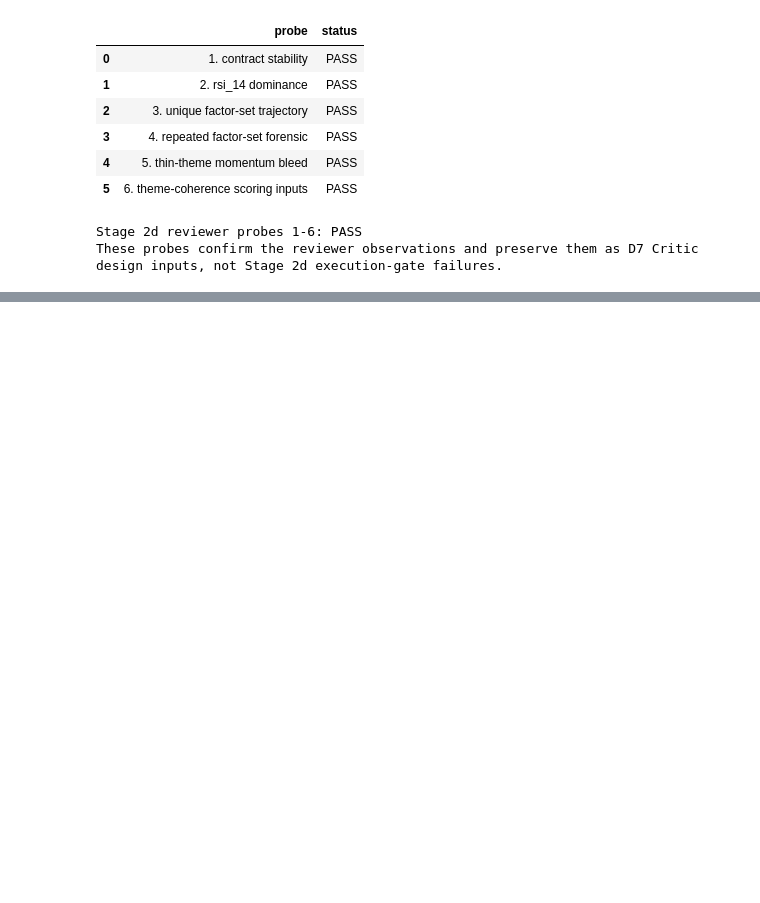
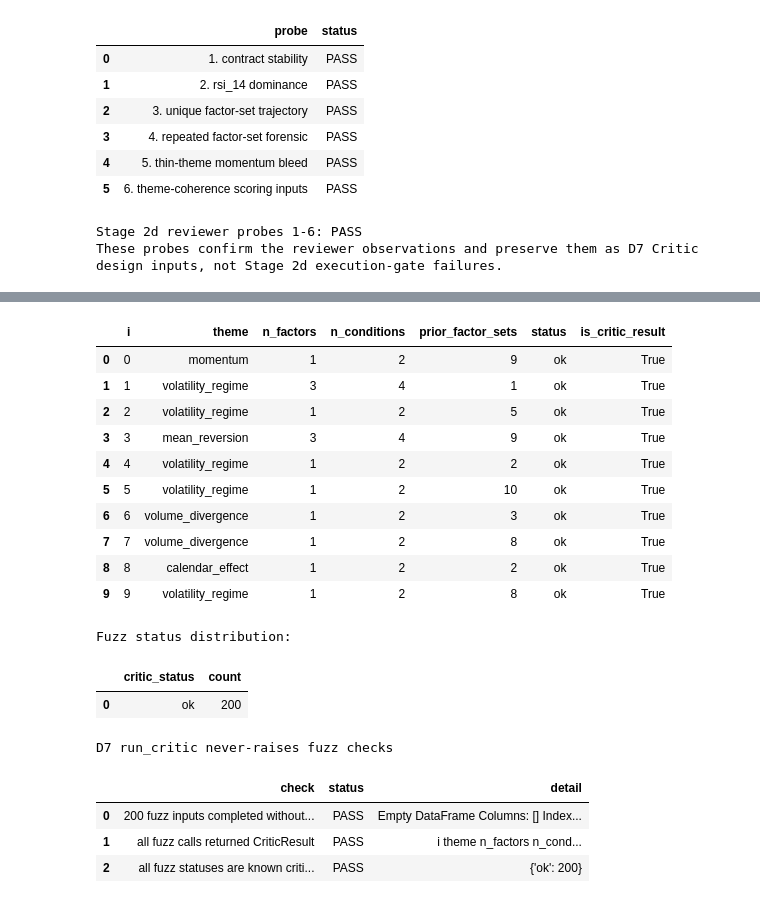
Before and after one commit to charlieyang1557/btc-alpha-pipeline, a Jupyter notebook: docs/test notebooks/phase2B deliverable test.ipynb, the cells around one changed output, grey strips where cells are left out. Cells and saved outputs as stored; diff of their text form; code cells hidden in the pictures; blank space fills up the shorter version.

```diff
--- a/docs/test notebooks/phase2B deliverable test.ipynb
+++ b/docs/test notebooks/phase2B deliverable test.ipynb
@@ -4447,0 +5295,70 @@ These probes confirm the reviewer observations and preserve them as D7 Critic de
+# %%
+import random
+
+fuzz_rng = random.Random(42)
+fuzz_backend = StubD7bBackend()
+fuzz_themes = list(THEMES)[:5]
+fuzz_results = []
+fuzz_errors = []
+
+for i in range(200):
+    try:
+        n_factors = fuzz_rng.randint(1, min(4, len(D7_ALL_FACTORS)))
+        factors = fuzz_rng.sample(list(D7_ALL_FACTORS), n_factors)
+        n_entry_conditions = fuzz_rng.randint(1, min(4, n_factors))
+        entry_conditions = [
+            {"factor": f, "op": fuzz_rng.choice(["<", "<=", ">", ">=", "=="]), "value": float(fuzz_rng.randint(1, 100000))}
+            for f in factors[:n_entry_conditions]
+        ]
+        exit_conditions = [{"factor": factors[0], "op": fuzz_rng.choice(["<", "<=", ">", ">=", "=="]), "value": float(fuzz_rng.randint(1, 100000))}]
+        dsl = d7_make_dsl(
+            name=f"d7_fuzz_{i}",
+            description="x" * fuzz_rng.randint(1, 300),
+            entry=[{"conditions": entry_conditions}],
+            exit_=[{"conditions": exit_conditions}],
+            max_hold_bars=fuzz_rng.choice([None, fuzz_rng.randint(1, 720)]),
+        )
+        prior_sets = tuple(
+            tuple(sorted(fuzz_rng.sample(list(D7_ALL_FACTORS), fuzz_rng.randint(1, min(3, len(D7_ALL_FACTORS))))))
+            for _ in range(fuzz_rng.randint(0, 10))
+        )
+        ctx = d7_make_ctx(prior_factor_sets=prior_sets, batch_position=fuzz_rng.randint(1, 200))
+        theme = fuzz_rng.choice(fuzz_themes)
+        result = run_critic(dsl, theme, ctx, fuzz_backend)
+        fuzz_results.append({"i": i, "theme": theme, "n_factors": len(extract_factors(dsl)), "n_conditions": count_conditions(dsl), "prior_factor_sets": len(prior_sets), "status": result.critic_status, "is_critic_result": isinstance(result, CriticResult)})
+    except Exception as exc:
+        fuzz_errors.append({"i": i, "error_type": type(exc).__name__, "error": str(exc)})
+
+fuzz_df = pd.DataFrame(fuzz_results)
+fuzz_error_df = pd.DataFrame(fuzz_errors)
+display(fuzz_df.head(10))
+print("Fuzz status distribution:")
+display(fuzz_df["status"].value_counts().rename_axis("critic_status").reset_index(name="count") if len(fuzz_df) else fuzz_error_df)
+
+fuzz_checks = [
+    check_row("200 fuzz inputs completed without exception", len(fuzz_errors) == 0, fuzz_error_df),
+    check_row("all fuzz calls returned CriticResult", len(fuzz_df) == 200 and bool(fuzz_df["is_critic_result"].all()), fuzz_df.tail()),
+    check_row("all fuzz statuses are known critic statuses", set(fuzz_df["status"]).issubset({"ok", "d7a_error", "d7b_error", "both_error"}), fuzz_df["status"].value_counts().to_dict()),
+]
+display_check_table(fuzz_checks, "D7 run_critic never-raises fuzz checks")
+D7_ACCEPTANCE["never_raises_fuzz"] = True
+# %% [output]
+|  | i | theme | n_factors | n_conditions | prior_factor_sets | status | is_critic_result |
+| 0 | 0 | momentum | 1 | 2 | 9 | ok | True |
+| 1 | 1 | volatility_regime | 3 | 4 | 1 | ok | True |
+| 2 | 2 | volatility_regime | 1 | 2 | 5 | ok | True |
+| 3 | 3 | mean_reversion | 3 | 4 | 9 | ok | True |
+| 4 | 4 | volatility_regime | 1 | 2 | 2 | ok | True |
+| 5 | 5 | volatility_regime | 1 | 2 | 10 | ok | True |
+| 6 | 6 | volume_divergence | 1 | 2 | 3 | ok | True |
+| 7 | 7 | volume_divergence | 1 | 2 | 8 | ok | True |
+| 8 | 8 | calendar_effect | 1 | 2 | 2 | ok | True |
+| 9 | 9 | volatility_regime | 1 | 2 | 8 | ok | True |
+Fuzz status distribution:
+|  | critic_status | count |
+| 0 | ok | 200 |
+D7 run_critic never-raises fuzz checks
+|  | check | status | detail |
+| 0 | 200 fuzz inputs completed without... | PASS | Empty DataFrame Columns: [] Index... |
+| 1 | all fuzz calls returned CriticResult | PASS | i theme n_factors n_cond... |
+| 2 | all fuzz statuses are known criti... | PASS | {'ok': 200} |
```
Also changed, not shown: parts of 30 cells of this notebook, 2 other files.
